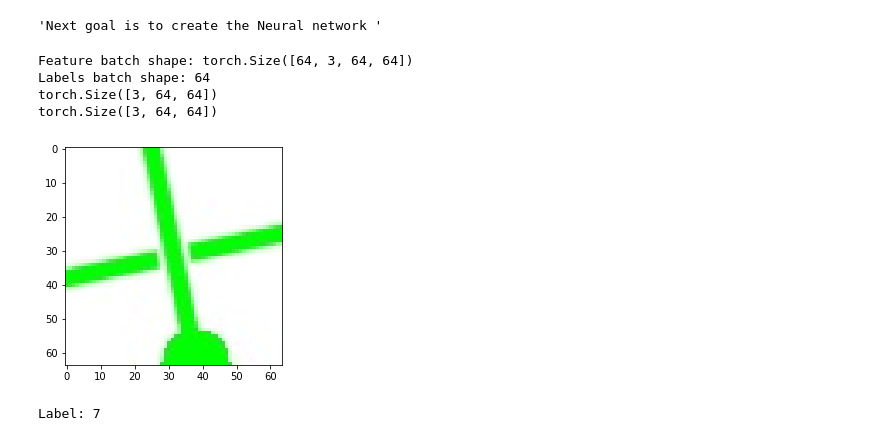
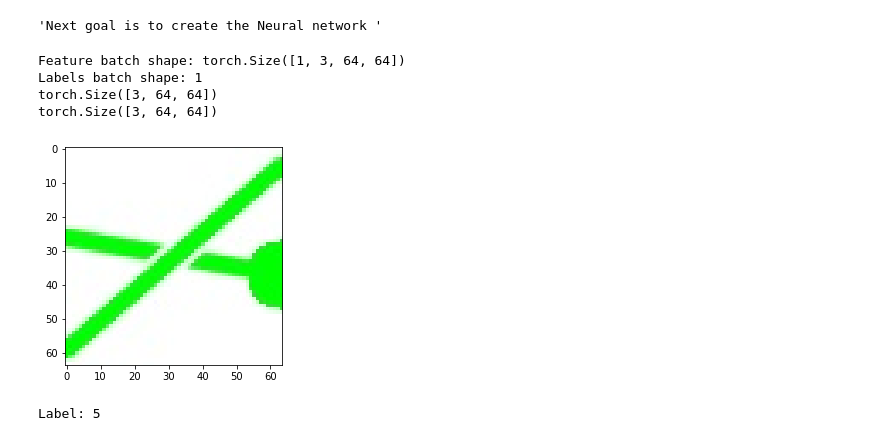
Before and after one commit to DanielBermudez00/Knot-Images-to-regina-code, a Jupyter notebook: scripts/Test-Funtions.ipynb, the cells around one changed output. Drawn from its saved outputs; the diff is of its cells as text; code cells hidden in the pictures.

```diff
--- a/scripts/Test-Funtions.ipynb
+++ b/scripts/Test-Funtions.ipynb
@@ -292,7 +292,7 @@ import json
 
 
 OUTPUT_DIR = "local_Knot_training_data"
-NUM_IMAGES = 1000 # Start with this to test
+NUM_IMAGES = 100 # Start with this to test
 
 
 
@@ -431,43 +431,44 @@ test_data = LocalKnotImageDataset(
 )
 
 
-train_dataloader = DataLoader(training_data, batch_size=64, shuffle=True)
-test_dataloader = DataLoader(test_data, batch_size=64, shuffle=True)
+#HERE IS THE BATCH SIZE
+train_dataloader = DataLoader(training_data, batch_size=1, shuffle=True)
+test_dataloader = DataLoader(test_data, batch_size=1, shuffle=True)
 # %%
 #--------------------------------------------------
 # Check if the iterables in dataloader are working
 #.--------------------------------------------------
 
 from torchvision.transforms.functional import to_pil_image
 
 # Display image and label.
 train_features, train_labels = next(iter(train_dataloader))
 
 train_features.size()
 
 print(f"Feature batch shape: {train_features.size()}")
 print(f"Labels batch shape: {len(train_labels)}")
 
-print(train_features[10].size())
+print(train_features[0].size())
 
 #img = train_features[10].squeeze()
-img = train_features[11]
-label = train_labels[11]
+img = train_features[0]
+label = train_labels[0]
 
 print(img.size())
 
 #to_pil_image is necesarry because the tensor is of size [3,64,64] while plt.imshow take forms [64,64,3]
 #Also plt takes numpyArrays and not tensors.
 plt.imshow(to_pil_image(img), cmap="gray")
 plt.show()
 print(f"Label: {label}")
 # %% [output]
-Feature batch shape: torch.Size([64, 3, 64, 64])
-Labels batch shape: 64
+Feature batch shape: torch.Size([1, 3, 64, 64])
+Labels batch shape: 1
 torch.Size([3, 64, 64])
 torch.Size([3, 64, 64])
-[figure, old version]
+[figure, new version]
-Label: 7
+Label: 5
 # %%
 #-----------------------
 # This block creates the Ml model to identify crossing and direction
```
Also changed, not shown: parts of 7 cells of this notebook.
